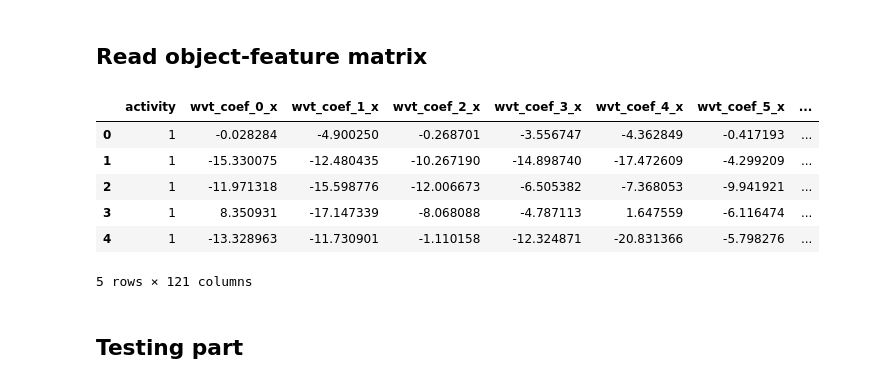
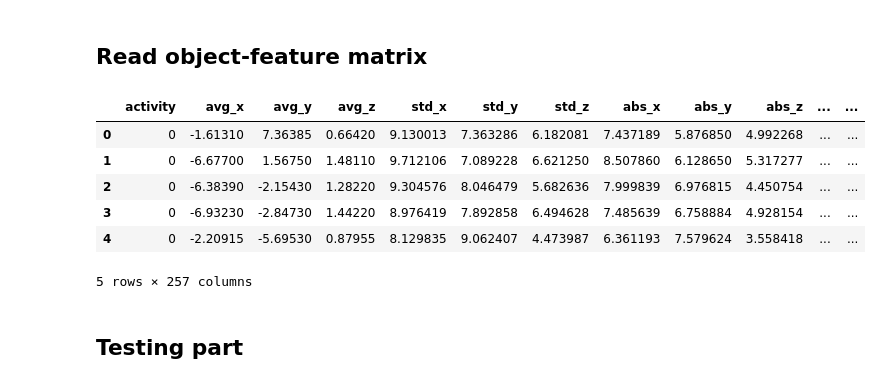
Before and after one commit to Intelligent-Systems-Phystech/2019-Project-8, a Jupyter notebook: code/Basic_code.ipynb, the cells around one changed output. Drawn from its saved outputs; the diff is of its cells as text; code cells hidden in the pictures.

```diff
--- a/code/Basic_code.ipynb
+++ b/code/Basic_code.ipynb
@@ -341,19 +405,20 @@ data_wisdm.columns = ['id_user', 'activity', 'timestamp', 'x', 'y', 'z']
 #data_uschad = pd.read_table("../data/USC-HAD/USC-HAD_cleared.txt", delimiter=',')
 #data_uschad.columns = ['id_user', 'activity', 'timestamp', 'x', 'y', 'z']
 # %%
-#df_expert_wisdm = pd.read_csv("../data/features/expert_wisdm.csv")
-#df_ar_wisdm = pd.read_csv("../data/features/ar_wisdm.csv")
-#df_ssa_wisdm = pd.read_csv("../data/features/ssa_wisdm.csv")
-#df_fft_wisdm = pd.read_csv("../data/features/fft_wisdm.csv")
+df_expert_wisdm = pd.read_csv("../data/features/expert_wisdm.csv")
+df_ar_wisdm = pd.read_csv("../data/features/ar_wisdm.csv")
+df_ssa_wisdm = pd.read_csv("../data/features/ssa_wisdm.csv")
+df_fft_wisdm = pd.read_csv("../data/features/fft_wisdm.csv")
 df_wvt_wisdm = pd.read_csv("../data/features/wvt_wisdm.csv")
+df_all_wisdm = pd.read_csv("../data/features/all_wisdm.csv")
 # %%
-df_wvt_wisdm.head(5)
+df_all_wisdm.head(5)
 # %% [output]
-|  | activity | wvt_coef_0_x | wvt_coef_1_x | wvt_coef_2_x | wvt_coef_3_x | wvt_coef_4_x | wvt_coef_5_x | ... |
-| 0 | 1 | -0.028284 | -4.900250 | -0.268701 | -3.556747 | -4.362849 | -0.417193 | ... |
-| 1 | 1 | -15.330075 | -12.480435 | -10.267190 | -14.898740 | -17.472609 | -4.299209 | ... |
-| 2 | 1 | -11.971318 | -15.598776 | -12.006673 | -6.505382 | -7.368053 | -9.941921 | ... |
-| 3 | 1 | 8.350931 | -17.147339 | -8.068088 | -4.787113 | 1.647559 | -6.116474 | ... |
-| 4 | 1 | -13.328963 | -11.730901 | -1.110158 | -12.324871 | -20.831366 | -5.798276 | ... |
+|  | activity | avg_x | avg_y | avg_z | std_x | std_y | std_z | abs_x | abs_y | abs_z | ... | ... |
+| 0 | 0 | -1.61310 | 7.36385 | 0.66420 | 9.130013 | 7.363286 | 6.182081 | 7.437189 | 5.876850 | 4.992268 | ... | ... |
+| 1 | 0 | -6.67700 | 1.56750 | 1.48110 | 9.712106 | 7.089228 | 6.621250 | 8.507860 | 6.128650 | 5.317277 | ... | ... |
+| 2 | 0 | -6.38390 | -2.15430 | 1.28220 | 9.304576 | 8.046479 | 5.682636 | 7.999839 | 6.976815 | 4.450754 | ... | ... |
+| 3 | 0 | -6.93230 | -2.84730 | 1.44220 | 8.976419 | 7.892858 | 6.494628 | 7.485639 | 6.758884 | 4.928154 | ... | ... |
+| 4 | 0 | -2.20915 | -5.69530 | 0.87955 | 8.129835 | 9.062407 | 4.473987 | 6.361193 | 7.579624 | 3.558418 | ... | ... |
-5 rows × 121 columns
+5 rows × 257 columns
 # %%
```
Also changed, not shown: parts of 35 cells of this notebook.
